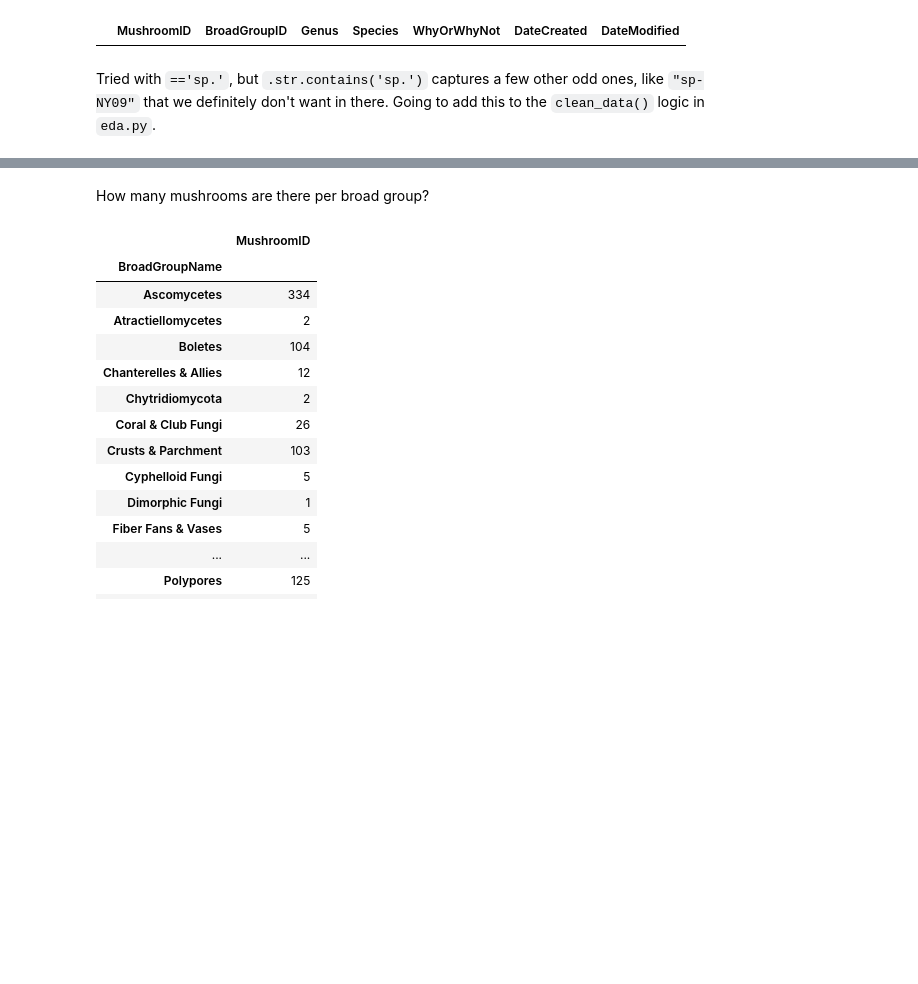
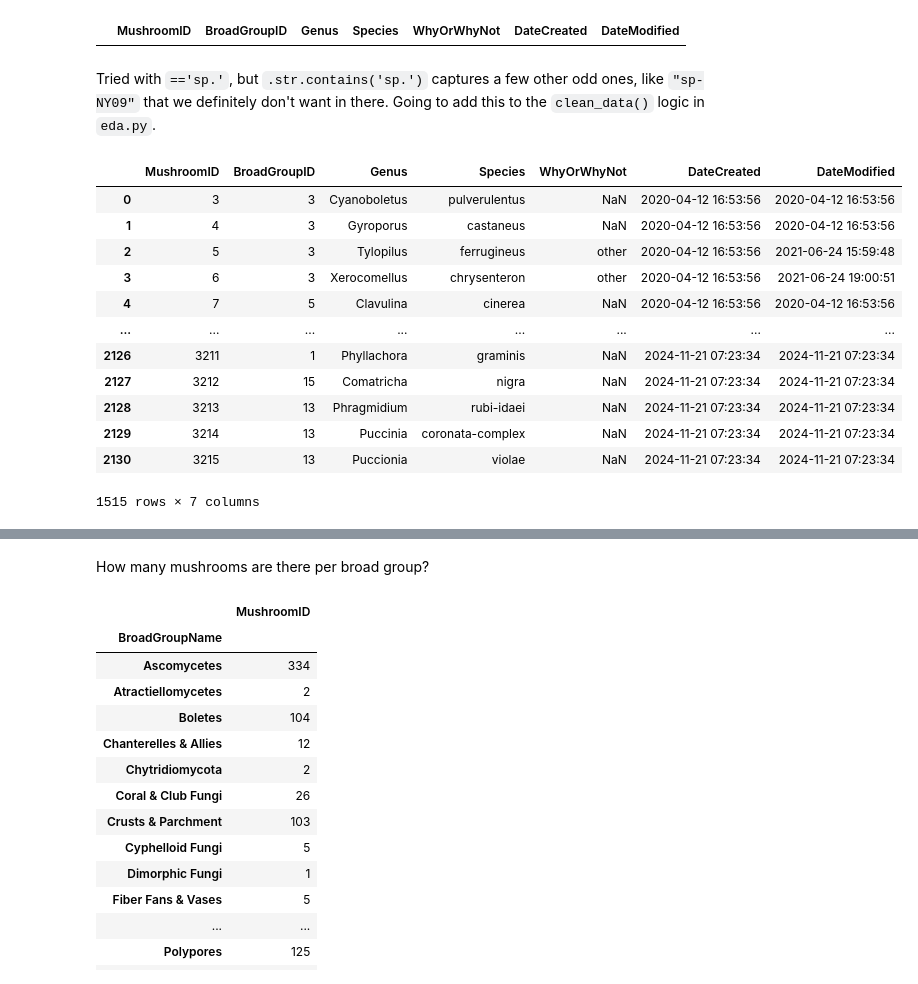
Before and after one commit to newyorkmyc/walks-list, a Jupyter notebook: basic_eda.ipynb, the cells around one changed output, grey strips where cells are left out. Drawn from its saved outputs; the diff is of its cells as text; code cells hidden in the pictures; blank space fills up the shorter version.

```diff
--- a/basic_eda.ipynb
+++ b/basic_eda.ipynb
@@ -266,6 +271,22 @@ mushrooms.loc[(mushrooms['Species'].str.contains('sp.')) | (mushrooms['Species']
 |  | MushroomID | BroadGroupID | Genus | Species | WhyOrWhyNot | DateCreated | DateModified |
 # %% [markdown]
 Tried with `=='sp.'`, but `.str.contains('sp.')` captures a few other odd ones, like `"sp-NY09"` that we definitely don't want in there. Going to add this to the `clean_data()` logic in `eda.py`.
+# %%
+mushrooms.loc[mushrooms['Species']!='sp']
+# %% [output]
+|  | MushroomID | BroadGroupID | Genus | Species | WhyOrWhyNot | DateCreated | DateModified |
+| 0 | 3 | 3 | Cyanoboletus | pulverulentus | NaN | 2020-04-12 16:53:56 | 2020-04-12 16:53:56 |
+| 1 | 4 | 3 | Gyroporus | castaneus | NaN | 2020-04-12 16:53:56 | 2020-04-12 16:53:56 |
+| 2 | 5 | 3 | Tylopilus | ferrugineus | other | 2020-04-12 16:53:56 | 2021-06-24 15:59:48 |
+| 3 | 6 | 3 | Xerocomellus | chrysenteron | other | 2020-04-12 16:53:56 | 2021-06-24 19:00:51 |
+| 4 | 7 | 5 | Clavulina | cinerea | NaN | 2020-04-12 16:53:56 | 2020-04-12 16:53:56 |
+| ... | ... | ... | ... | ... | ... | ... | ... |
+| 2126 | 3211 | 1 | Phyllachora | graminis | NaN | 2024-11-21 07:23:34 | 2024-11-21 07:23:34 |
+| 2127 | 3212 | 15 | Comatricha | nigra | NaN | 2024-11-21 07:23:34 | 2024-11-21 07:23:34 |
+| 2128 | 3213 | 13 | Phragmidium | rubi-idaei | NaN | 2024-11-21 07:23:34 | 2024-11-21 07:23:34 |
+| 2129 | 3214 | 13 | Puccinia | coronata-complex | NaN | 2024-11-21 07:23:34 | 2024-11-21 07:23:34 |
+| 2130 | 3215 | 13 | Puccionia | violae | NaN | 2024-11-21 07:23:34 | 2024-11-21 07:23:34 |
+1515 rows × 7 columns
 # %%
 print('All rows: ', mushrooms.shape)
 print('Rows to drop: ', mushrooms.loc[(mushrooms['Species'].str.contains('sp.')) | (mushrooms['Species'].str.contains('spp.'))].shape)
```
Also changed, not shown: parts of 9 cells of this notebook, 4 other files.
